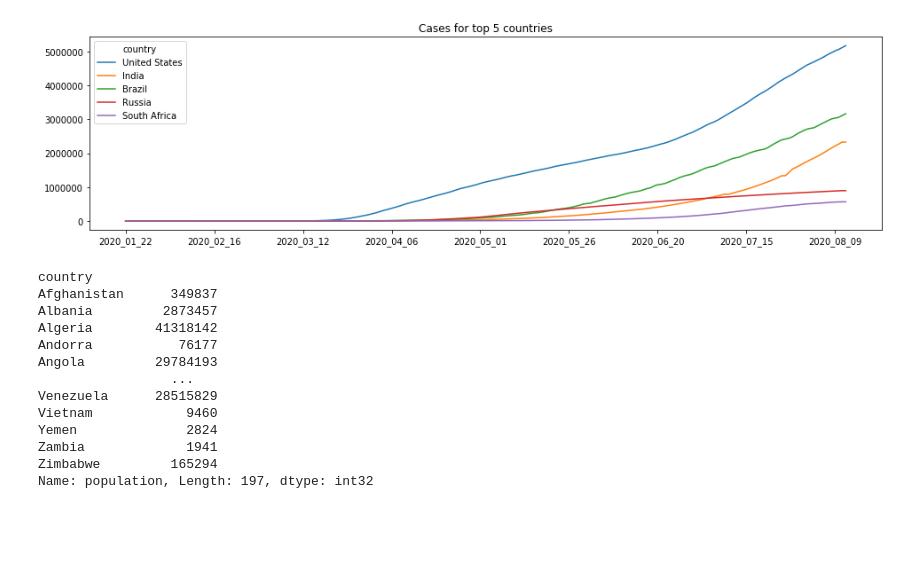
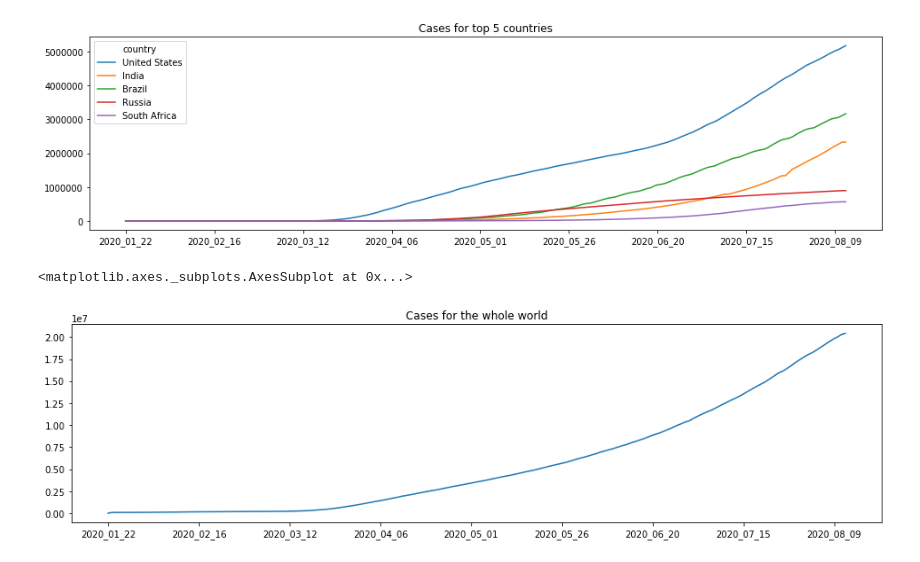
Before and after one commit to nihalnihalani/aws-pytorch, a Jupyter notebook: aws_data/covid19 cases around the world.ipynb, the cells around one changed output. Drawn from its saved outputs; the diff is of its cells as text; code cells hidden in the pictures; blank space fills up the shorter version.

```diff
--- a/aws_data/covid19 cases around the world.ipynb
+++ b/aws_data/covid19 cases around the world.ipynb
@@ -52,19 +52,10 @@ cases[['United States','India', 'Brazil','Russia','South Africa']].plot(figsize=
 # %% [output]
 <matplotlib.axes._subplots.AxesSubplot at 0x...>
 [figure]
-# %%
-pop = corona['population'].astype(int)
-# %% [output]
-country
-Afghanistan      349837
-Albania         2873457
-Algeria        41318142
-Andorra           76177
-Angola         29784193
-                 ...
-Venezuela      28515829
-Vietnam            9460
-Yemen              2824
-Zambia             1941
-Zimbabwe         165294
-Name: population, Length: 197, dtype: int32
+# %%
+cases['Col_sum'] = cases.apply(lambda x: x.sum(), axis=1)
+# %%
+cases['Col_sum'].plot(figsize=(16,4), title='Cases for the whole world')
+# %% [output]
+<matplotlib.axes._subplots.AxesSubplot at 0x...>
+[figure, added]
```
Also changed, not shown: parts of 3 cells of this notebook.
